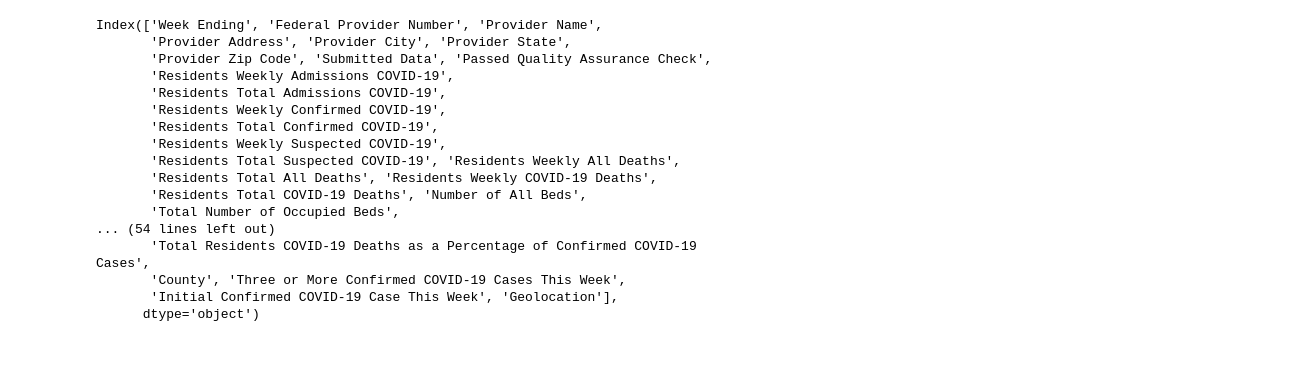
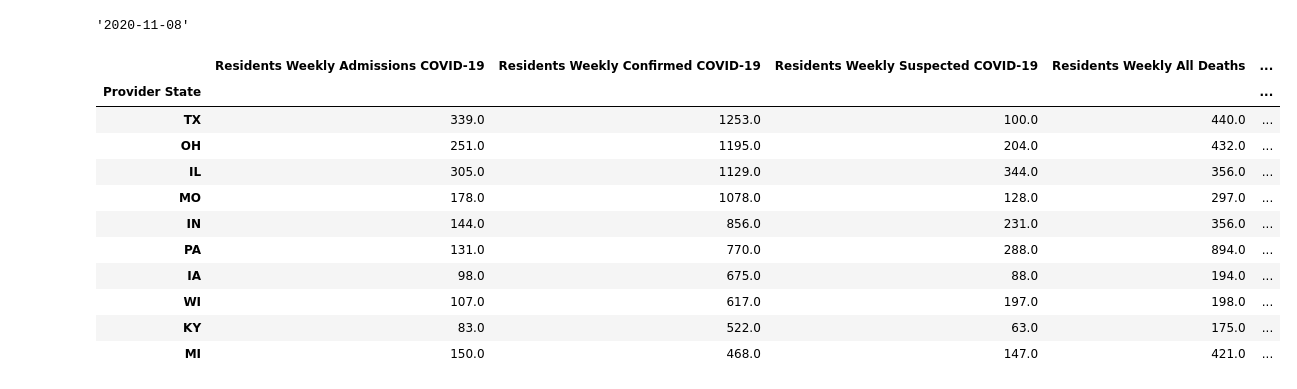
Before and after one commit to JaviThomas/Covid-County-LTC-Analysis, a Jupyter notebook: CMS_Nursing_home_dataset.v2.ipynb, the cells around one changed output. Drawn from its saved outputs; the diff is of its cells as text; code cells hidden in the pictures; blank space fills up the shorter version.

```diff
--- a/CMS_Nursing_home_dataset.v2.ipynb
+++ b/CMS_Nursing_home_dataset.v2.ipynb
@@ -6,25 +25,29 @@ import IPython.display
 # %%
 url_csv = 'https://data.cms.gov/api/views/s2uc-8wxp/rows.csv?accessType=DOWNLOAD&api_foundry=true'
-file = '/home/steve/Downloads/COVID-19_Nursing_Home_Dataset (3).csv'
-cms_data = pd.read_csv(file, parse_dates=['Week Ending'])
+file = '/home/steve/Downloads/COVID-19_Nursing_Home_Dataset.csv'
+file = 'C:/Users/MrSteve/Downloads/COVID-19_Nursing_Home_Dataset.csv'
+cms_data = pd.read_csv(file, parse_dates=['Week Ending'], dtype={'Provider Name': str})
 max_date = cms_data['Week Ending'].max()
+reporting_date = str(max_date)[0:10]
+reporting_date
+# %% [output]
+'2020-11-08'
-# %%
-cms_data.columns
-# %% [output]
-Index(['Week Ending', 'Federal Provider Number', 'Provider Name',
-       'Provider Address', 'Provider City', 'Provider State',
-       'Provider Zip Code', 'Submitted Data', 'Passed Quality Assurance Check',
-       'Residents Weekly Admissions COVID-19',
-       'Residents Total Admissions COVID-19',
-       'Residents Weekly Confirmed COVID-19',
-       'Residents Total Confirmed COVID-19',
-       'Residents Weekly Suspected COVID-19',
-       'Residents Total Suspected COVID-19', 'Residents Weekly All Deaths',
-       'Residents Total All Deaths', 'Residents Weekly COVID-19 Deaths',
-       'Residents Total COVID-19 Deaths', 'Number of All Beds',
-       'Total Number of Occupied Beds',
-... (54 lines left out)
-       'Total Residents COVID-19 Deaths as a Percentage of Confirmed COVID-19 Cases',
-       'County', 'Three or More Confirmed COVID-19 Cases This Week',
-       'Initial Confirmed COVID-19 Case This Week', 'Geolocation'],
-      dtype='object')
+# %%
+subs = 'Weekly'
+cols = list(filter(lambda x: subs in x, list(cms_data.columns)))
+
+cms_states_latest = cms_data[cms_data['Week Ending'] == max_date].groupby(['Provider State']).sum()
+cms_states_latest[cols].sort_values(by='Residents Weekly Confirmed COVID-19', ascending=False).head(10)
+# %% [output]
+|  | Residents Weekly Admissions COVID-19 | Residents Weekly Confirmed COVID-19 | Residents Weekly Suspected COVID-19 | Residents Weekly All Deaths | ... |
+| Provider State |  |  |  |  | ... |
+| TX | 339.0 | 1253.0 | 100.0 | 440.0 | ... |
+| OH | 251.0 | 1195.0 | 204.0 | 432.0 | ... |
+| IL | 305.0 | 1129.0 | 344.0 | 356.0 | ... |
+| MO | 178.0 | 1078.0 | 128.0 | 297.0 | ... |
+| IN | 144.0 | 856.0 | 231.0 | 356.0 | ... |
+| PA | 131.0 | 770.0 | 288.0 | 894.0 | ... |
+| IA | 98.0 | 675.0 | 88.0 | 194.0 | ... |
+| WI | 107.0 | 617.0 | 197.0 | 198.0 | ... |
+| KY | 83.0 | 522.0 | 63.0 | 175.0 | ... |
+| MI | 150.0 | 468.0 | 147.0 | 421.0 | ... |
```
Also changed, not shown: parts of 11 cells of this notebook, 24 other files.
